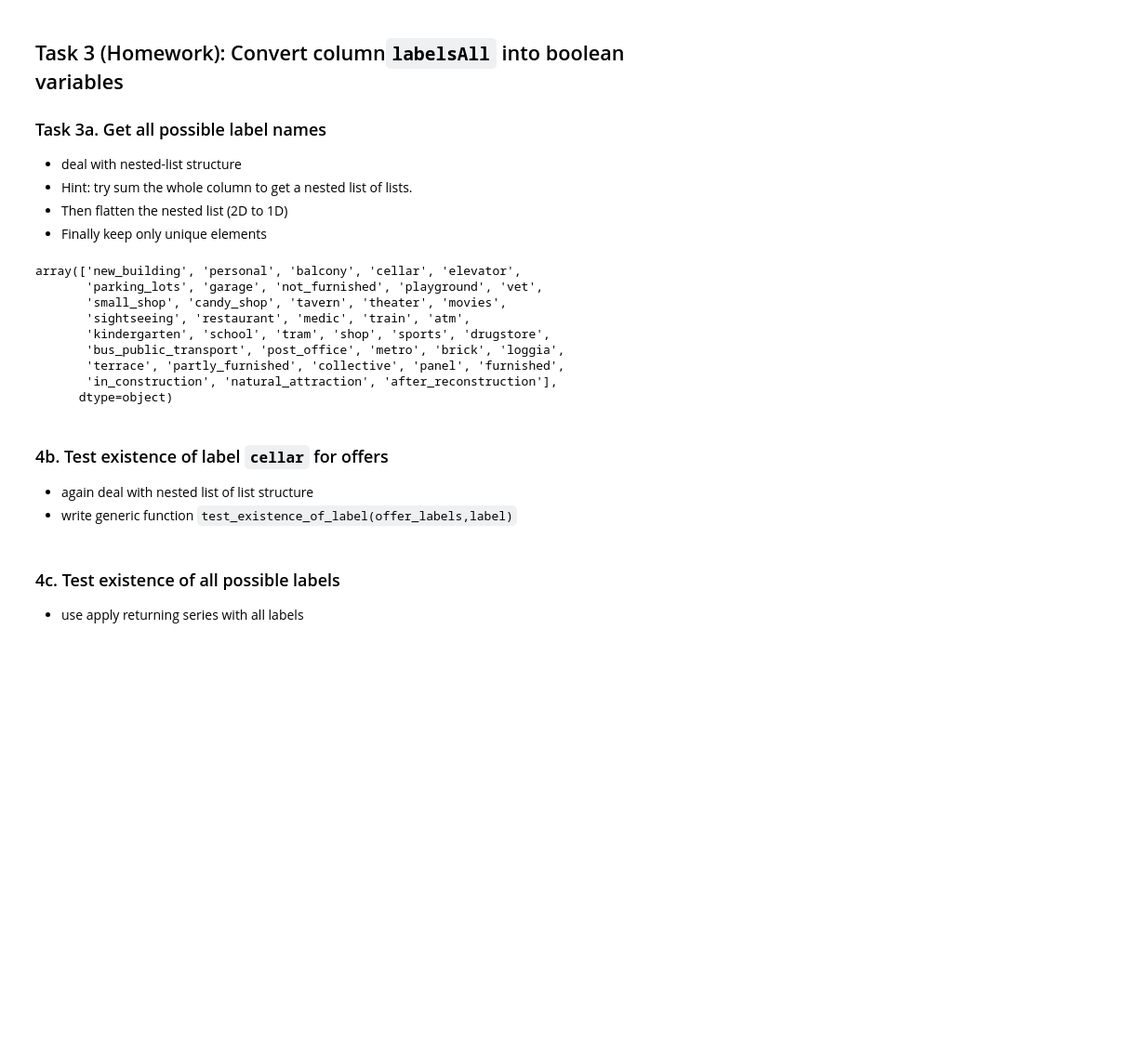
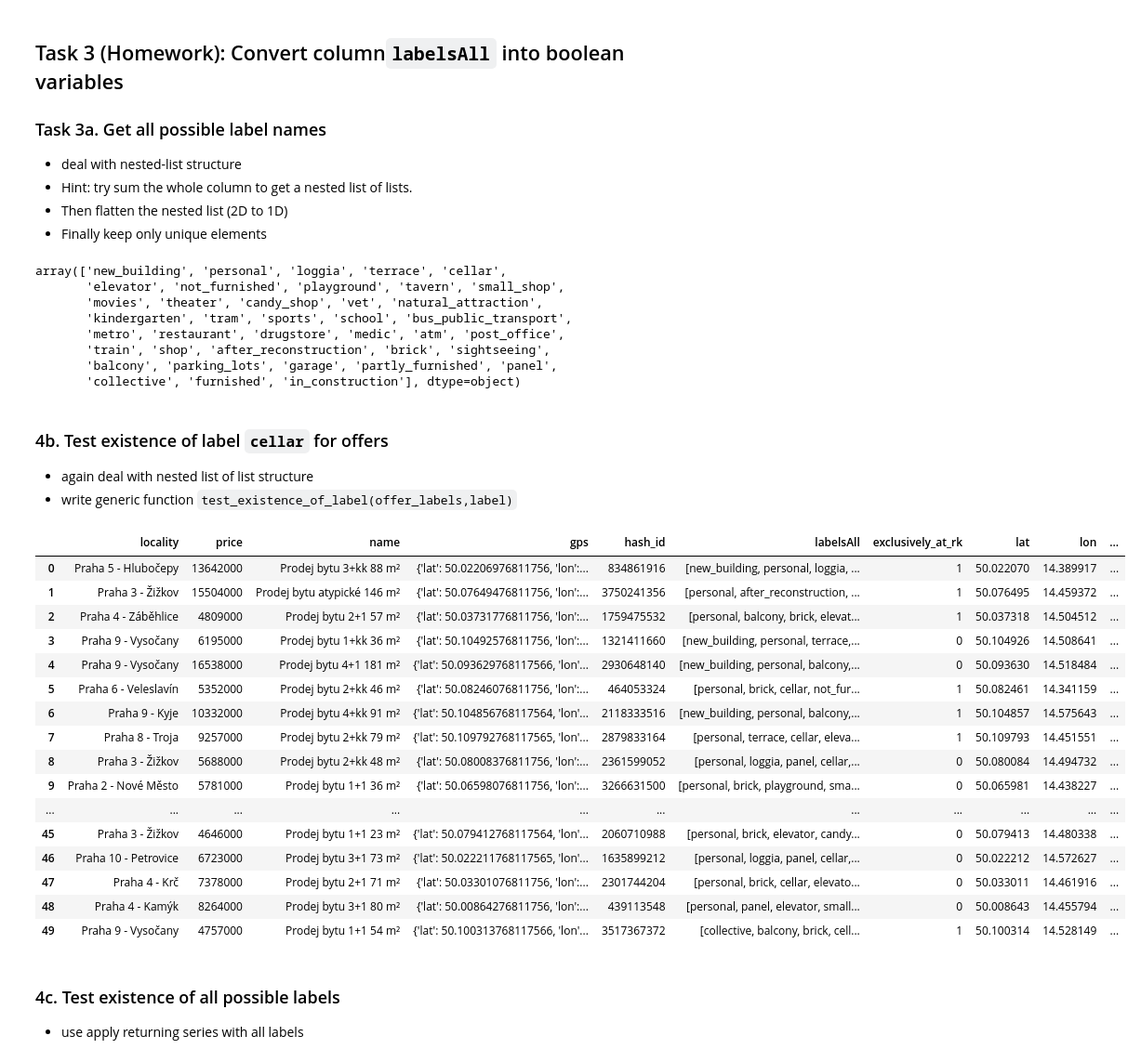
Before and after one commit to lpravda42/PythonDataIES, a Jupyter notebook: 05_APIs/seminar_empty.ipynb, the cells around one changed output. Shown at 93% size. Cells and saved outputs as stored; diff of their text form; code cells hidden in the pictures; blank space fills up the shorter version.

```diff
--- a/05_APIs/seminar_empty.ipynb
+++ b/05_APIs/seminar_empty.ipynb
@@ -95,7 +95,7 @@ end_page = int(input("end page input: "))
 # %%
 def single_df(start_page, end_page, category_main_cb, category_type_cb, locality_region_id):
     l = [sreality_to_pd(getting_sreality(category_main_cb, category_type_cb, locality_region_id, i)) for i in range(start_page, end_page + 1)]
-    return pd.concat([pd.json_normalize(df["_embedded"]["estates"], max_level = 0) for df in l])
+    return pd.concat([pd.json_normalize(df["_embedded"]["estates"], max_level = 0) for df in l]).reset_index(drop = True)
 # %% [markdown]
 ## Task 2: Cleaning data
 
@@ -174,19 +138,38 @@ df["labelsAll"] = df["labelsAll"].apply(lambda x: [item for sublist in x for ite
 # %%
 pd.Series([item for sublist in [i for i in df["labelsAll"]] for item in sublist]).unique()
 # %% [output]
-array(['new_building', 'personal', 'balcony', 'cellar', 'elevator',
-       'parking_lots', 'garage', 'not_furnished', 'playground', 'vet',
-       'small_shop', 'candy_shop', 'tavern', 'theater', 'movies',
-       'sightseeing', 'restaurant', 'medic', 'train', 'atm',
-       'kindergarten', 'school', 'tram', 'shop', 'sports', 'drugstore',
-       'bus_public_transport', 'post_office', 'metro', 'brick', 'loggia',
-       'terrace', 'partly_furnished', 'collective', 'panel', 'furnished',
-       'in_construction', 'natural_attraction', 'after_reconstruction'],
-      dtype=object)
+array(['new_building', 'personal', 'loggia', 'terrace', 'cellar',
+       'elevator', 'not_furnished', 'playground', 'tavern', 'small_shop',
+       'movies', 'theater', 'candy_shop', 'vet', 'natural_attraction',
+       'kindergarten', 'tram', 'sports', 'school', 'bus_public_transport',
+       'metro', 'restaurant', 'drugstore', 'medic', 'atm', 'post_office',
+       'train', 'shop', 'after_reconstruction', 'brick', 'sightseeing',
+       'balcony', 'parking_lots', 'garage', 'partly_furnished', 'panel',
+       'collective', 'furnished', 'in_construction'], dtype=object)
 # %% [markdown]
 ### 4b. Test existence of label `cellar` for offers
 * again deal with nested list of list structure
 * write generic function `test_existence_of_label(offer_labels,label)`
+# %%
+df.head(50)
+# %% [output]
+|  | locality | price | name | gps | hash_id | labelsAll | exclusively_at_rk | lat | lon | ... |
+| 0 | Praha 5 - Hlubočepy | 13642000 | Prodej bytu 3+kk 88 m² | {'lat': 50.02206976811756, 'lon':... | 834861916 | [new_building, personal, loggia, ... | 1 | 50.022070 | 14.389917 | ... |
+| 1 | Praha 3 - Žižkov | 15504000 | Prodej bytu atypické 146 m² | {'lat': 50.07649476811756, 'lon':... | 3750241356 | [personal, after_reconstruction, ... | 1 | 50.076495 | 14.459372 | ... |
+| 2 | Praha 4 - Záběhlice | 4809000 | Prodej bytu 2+1 57 m² | {'lat': 50.03731776811756, 'lon':... | 1759475532 | [personal, balcony, brick, elevat... | 1 | 50.037318 | 14.504512 | ... |
+| 3 | Praha 9 - Vysočany | 6195000 | Prodej bytu 1+kk 36 m² | {'lat': 50.10492576811756, 'lon':... | 1321411660 | [new_building, personal, terrace,... | 0 | 50.104926 | 14.508641 | ... |
+| 4 | Praha 9 - Vysočany | 16538000 | Prodej bytu 4+1 181 m² | {'lat': 50.093629768117566, 'lon'... | 2930648140 | [new_building, personal, balcony,... | 0 | 50.093630 | 14.518484 | ... |
+| 5 | Praha 6 - Veleslavín | 5352000 | Prodej bytu 2+kk 46 m² | {'lat': 50.08246076811756, 'lon':... | 464053324 | [personal, brick, cellar, not_fur... | 1 | 50.082461 | 14.341159 | ... |
+| 6 | Praha 9 - Kyje | 10332000 | Prodej bytu 4+kk 91 m² | {'lat': 50.104856768117564, 'lon'... | 2118333516 | [new_building, personal, balcony,... | 1 | 50.104857 | 14.575643 | ... |
+| 7 | Praha 8 - Troja | 9257000 | Prodej bytu 2+kk 79 m² | {'lat': 50.109792768117565, 'lon'... | 2879833164 | [personal, terrace, cellar, eleva... | 1 | 50.109793 | 14.451551 | ... |
+| 8 | Praha 3 - Žižkov | 5688000 | Prodej bytu 2+kk 48 m² | {'lat': 50.08008376811756, 'lon':... | 2361599052 | [personal, loggia, panel, cellar,... | 0 | 50.080084 | 14.494732 | ... |
+| 9 | Praha 2 - Nové Město | 5781000 | Prodej bytu 1+1 36 m² | {'lat': 50.06598076811756, 'lon':... | 3266631500 | [personal, brick, playground, sma... | 0 | 50.065981 | 14.438227 | ... |
+| ... | ... | ... | ... | ... | ... | ... | ... | ... | ... | ... |
+| 45 | Praha 3 - Žižkov | 4646000 | Prodej bytu 1+1 23 m² | {'lat': 50.079412768117564, 'lon'... | 2060710988 | [personal, brick, elevator, candy... | 0 | 50.079413 | 14.480338 | ... |
+| 46 | Praha 10 - Petrovice | 6723000 | Prodej bytu 3+1 73 m² | {'lat': 50.022211768117565, 'lon'... | 1635899212 | [personal, loggia, panel, cellar,... | 0 | 50.022212 | 14.572627 | ... |
+| 47 | Praha 4 - Krč | 7378000 | Prodej bytu 2+1 71 m² | {'lat': 50.03301076811756, 'lon':... | 2301744204 | [personal, brick, cellar, elevato... | 0 | 50.033011 | 14.461916 | ... |
+| 48 | Praha 4 - Kamýk | 8264000 | Prodej bytu 3+1 80 m² | {'lat': 50.00864276811756, 'lon':... | 439113548 | [personal, panel, elevator, small... | 0 | 50.008643 | 14.455794 | ... |
+| 49 | Praha 9 - Vysočany | 4757000 | Prodej bytu 1+1 54 m² | {'lat': 50.100313768117566, 'lon'... | 3517367372 | [collective, balcony, brick, cell... | 1 | 50.100314 | 14.528149 | ... |
 # %% [markdown]
 ### 4c. Test existence of all possible labels
 * use apply returning series with all labels
```
Also changed, not shown: parts of 2 cells of this notebook.
